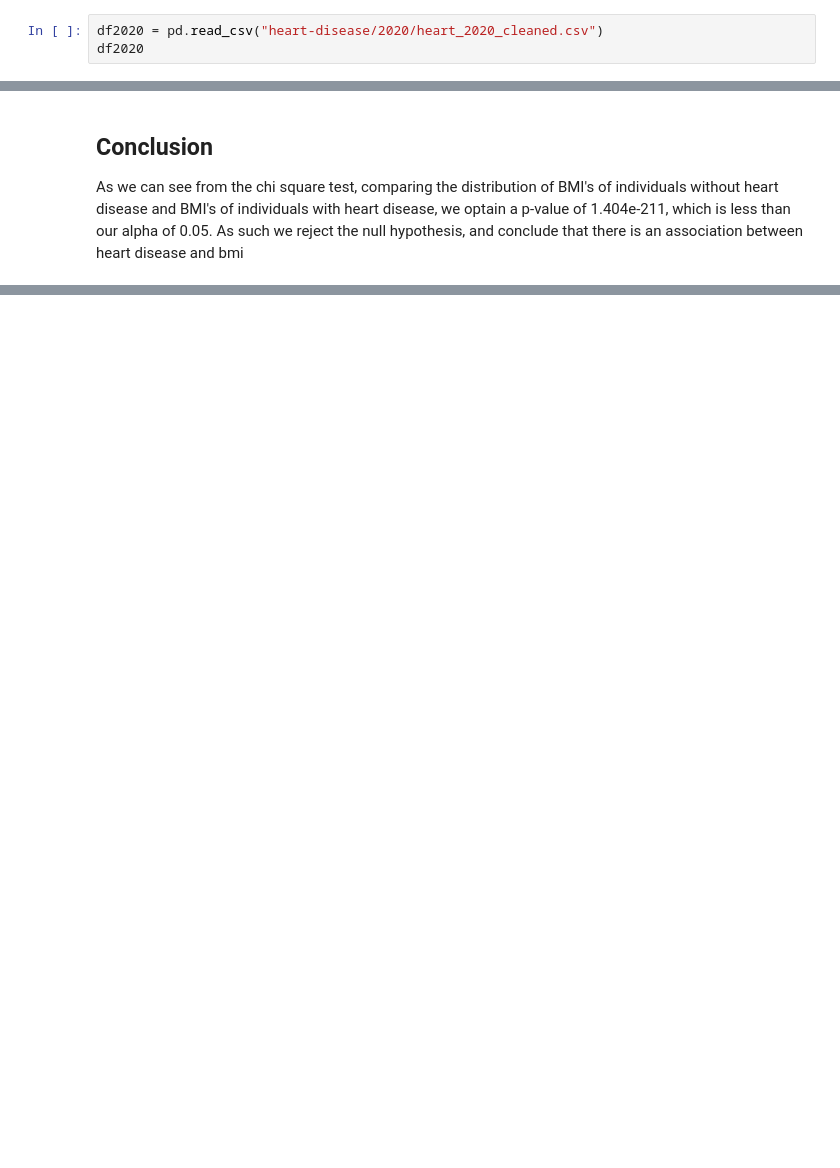
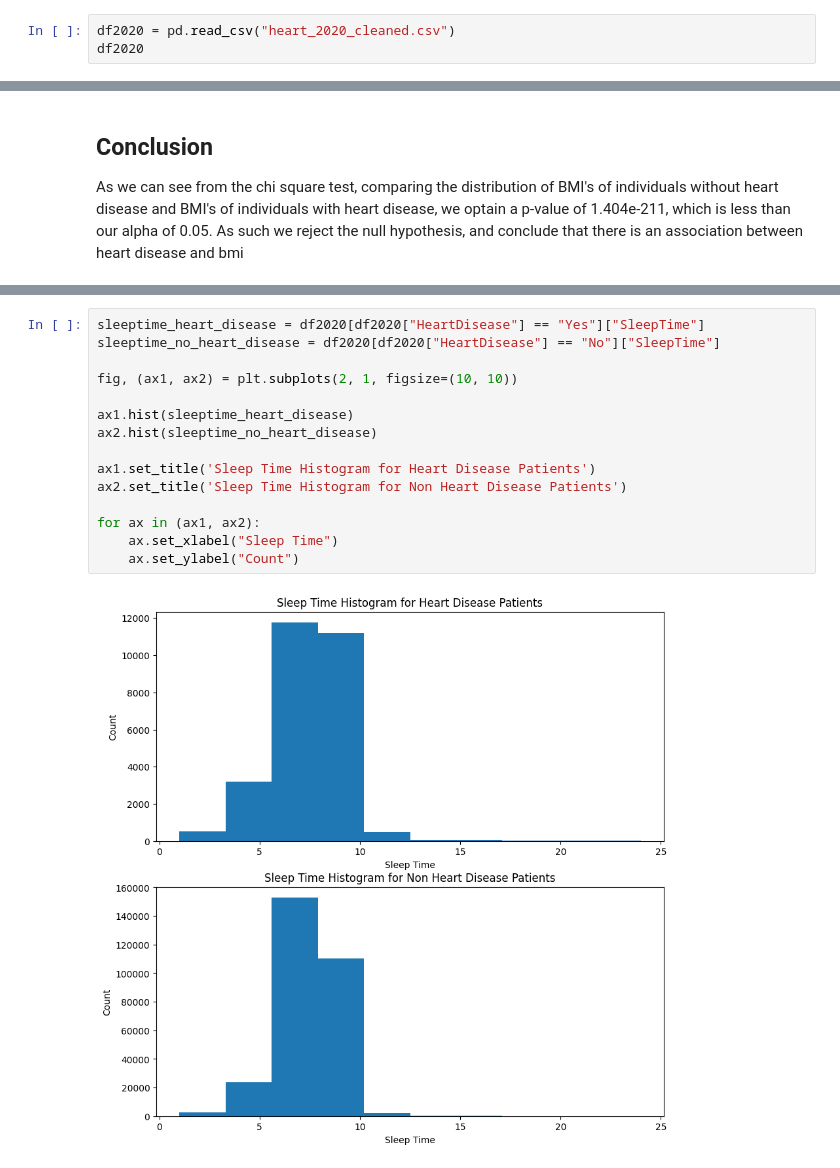
Before and after one commit to lokashrinav/320HeartDisease, a Jupyter notebook: Analysis.ipynb, the cells around one changed output, grey strips where cells are left out. Cells and saved outputs as stored; diff of their text form; blank space fills up the shorter version.

```diff
--- a/Analysis.ipynb
+++ b/Analysis.ipynb
@@ -11,7 +11,7 @@ import scipy.stats
 ## NOTES: READ THIS
     2020 data says if patient had heart disease while 2022 doesn't, not sure if i missed the column, but it might be good to focus on 2020 for now
 # %%
-df2020 = pd.read_csv("heart-disease/2020/heart_2020_cleaned.csv")
+df2020 = pd.read_csv("heart_2020_cleaned.csv")
 df2020
 # %% [output]
 |  | HeartDisease | BMI | Smoking | AlcoholDrinking | Stroke | PhysicalHealth | MentalHealth | DiffWalking | ... |
@@ -154,0 +161,17 @@ As we can see from the chi square test, comparing the distribution of BMI's of i
+# %%
+sleeptime_heart_disease = df2020[df2020["HeartDisease"] == "Yes"]["SleepTime"]
+sleeptime_no_heart_disease = df2020[df2020["HeartDisease"] == "No"]["SleepTime"]
+
+fig, (ax1, ax2) = plt.subplots(2, 1, figsize=(10, 10))
+
+ax1.hist(sleeptime_heart_disease)
+ax2.hist(sleeptime_no_heart_disease)
+
+ax1.set_title('Sleep Time Histogram for Heart Disease Patients')
+ax2.set_title('Sleep Time Histogram for Non Heart Disease Patients')
+
+for ax in (ax1, ax2):
+    ax.set_xlabel("Sleep Time")
+    ax.set_ylabel("Count")
+# %% [output]
+[figure, added]
```
Also changed, not shown: parts of 8 cells of this notebook, 2 other files.
